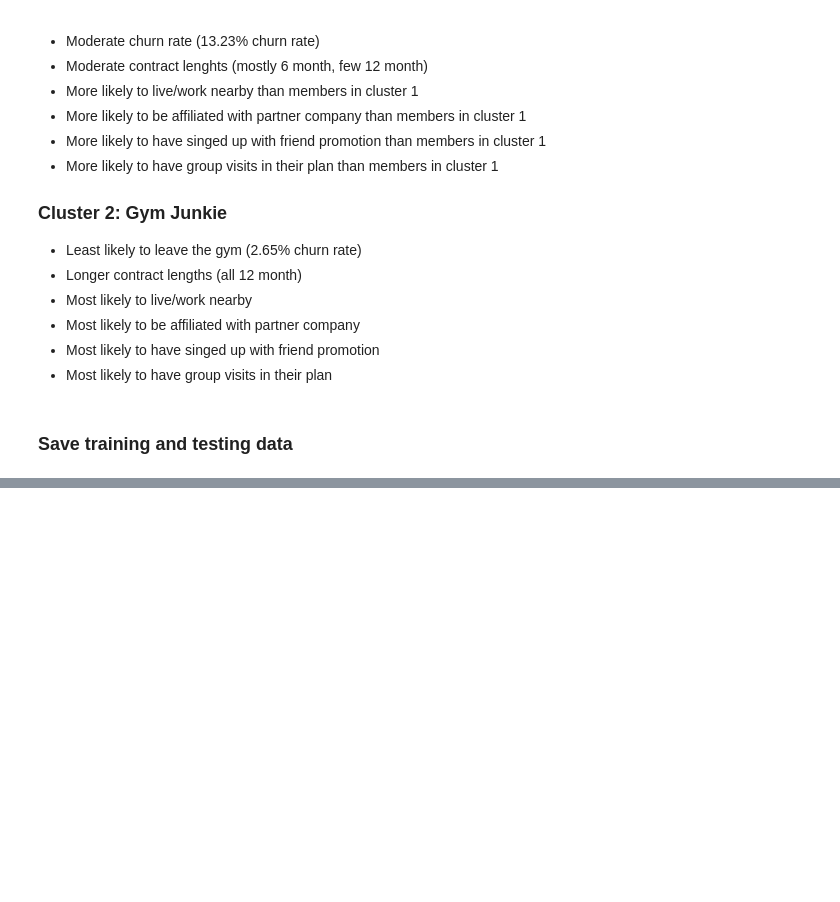
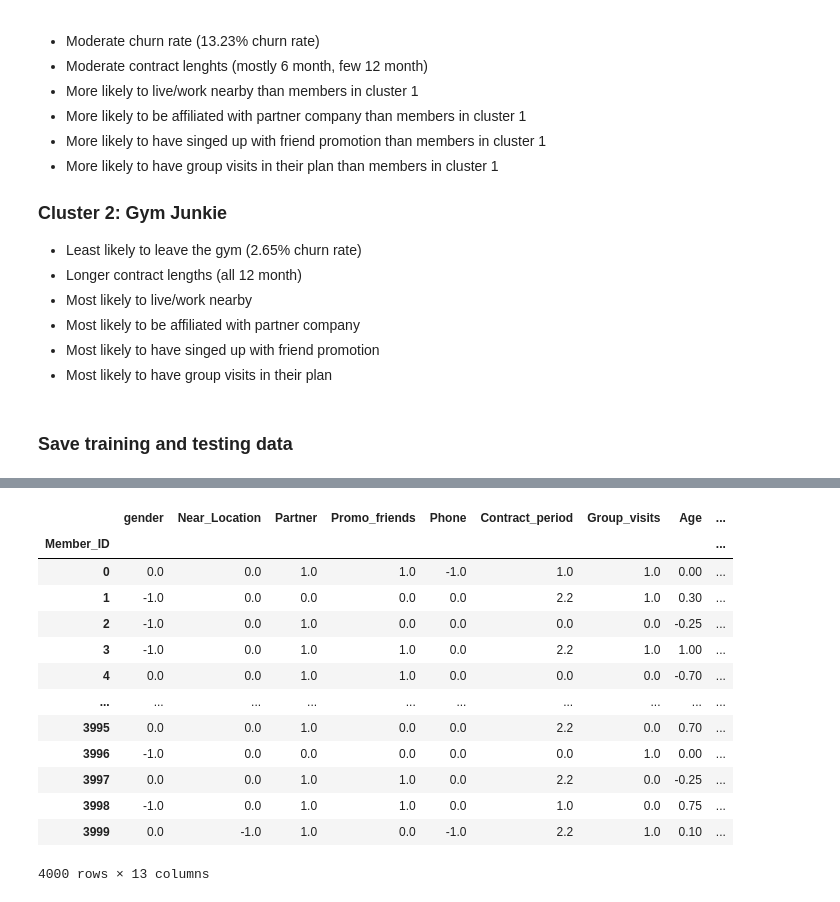
Before and after one commit to kennethwirjadisastra/customer_churn, a Jupyter notebook: gym_churn_clustering.ipynb, the cells around one changed output, grey strips where cells are left out. Cells and saved outputs as stored; diff of their text form; code cells hidden in the pictures; blank space fills up the shorter version.

Commit message:
adding preprocessed data

```diff
--- a/gym_churn_clustering.ipynb
+++ b/gym_churn_clustering.ipynb
@@ -398 +425,24 @@ By creating clusters, we were able to segment the customerbase by their behavior
+# %%
+X_train_norm = pd.DataFrame(X_train_norm, columns=X_train.columns, index=X_train.index)
+X_test_norm = pd.DataFrame(X_test_norm, columns=X_test.columns, index=X_test.index)
+# %%
+X_preprocessed = pd.concat([X_train_norm,
+                            X_test_norm])
+X_preprocessed.sort_index(inplace=True)
+X_preprocessed
+# %% [output]
+|  | gender | Near_Location | Partner | Promo_friends | Phone | Contract_period | Group_visits | Age | ... |
+| Member_ID |  |  |  |  |  |  |  |  | ... |
+| 0 | 0.0 | 0.0 | 1.0 | 1.0 | -1.0 | 1.0 | 1.0 | 0.00 | ... |
+| 1 | -1.0 | 0.0 | 0.0 | 0.0 | 0.0 | 2.2 | 1.0 | 0.30 | ... |
+| 2 | -1.0 | 0.0 | 1.0 | 0.0 | 0.0 | 0.0 | 0.0 | -0.25 | ... |
+| 3 | -1.0 | 0.0 | 1.0 | 1.0 | 0.0 | 2.2 | 1.0 | 1.00 | ... |
+| 4 | 0.0 | 0.0 | 1.0 | 1.0 | 0.0 | 0.0 | 0.0 | -0.70 | ... |
+| ... | ... | ... | ... | ... | ... | ... | ... | ... | ... |
+| 3995 | 0.0 | 0.0 | 1.0 | 0.0 | 0.0 | 2.2 | 0.0 | 0.70 | ... |
+| 3996 | -1.0 | 0.0 | 0.0 | 0.0 | 0.0 | 0.0 | 1.0 | 0.00 | ... |
+| 3997 | 0.0 | 0.0 | 1.0 | 1.0 | 0.0 | 2.2 | 0.0 | -0.25 | ... |
+| 3998 | -1.0 | 0.0 | 1.0 | 1.0 | 0.0 | 1.0 | 0.0 | 0.75 | ... |
+| 3999 | 0.0 | -1.0 | 1.0 | 0.0 | -1.0 | 2.2 | 1.0 | 0.10 | ... |
+4000 rows × 13 columns
 # %%
```
Also changed, not shown: parts of 10 cells of this notebook, 3 other files.
